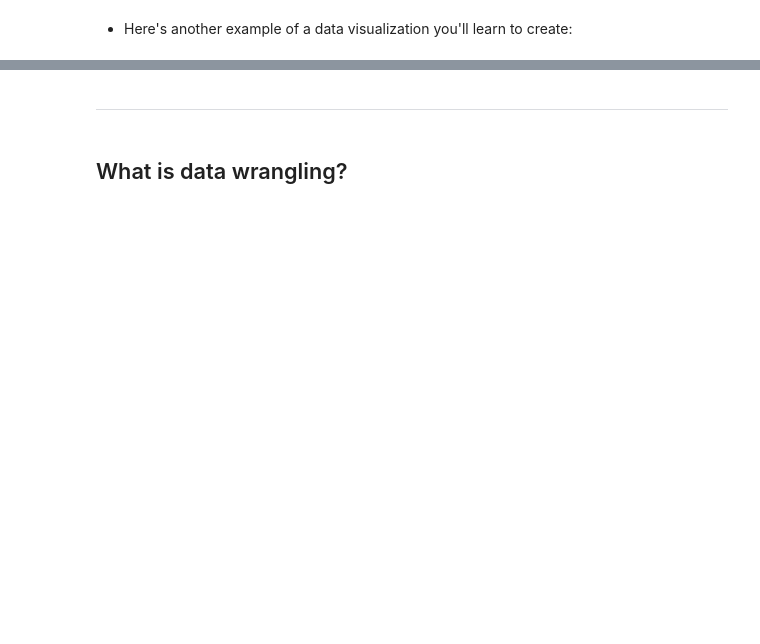
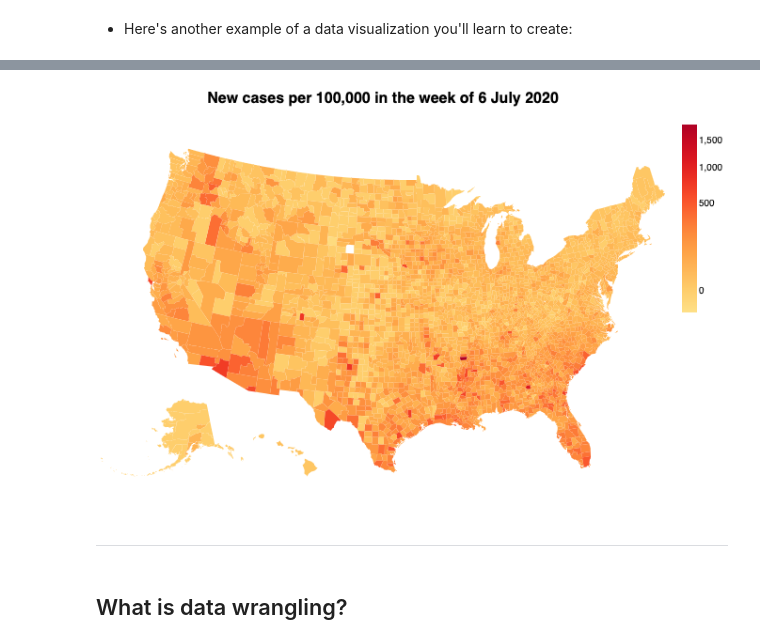
Before and after one commit to usna-dwv/lesson-introduction, a Jupyter notebook: Lesson 00 Course Overview.ipynb, the cells around one changed output, grey strips where cells are left out. Cells and saved outputs as stored; diff of their text form; code cells hidden in the pictures; blank space fills up the shorter version.

```diff
--- a/Lesson 00 Course Overview.ipynb
+++ b/Lesson 00 Course Overview.ipynb
@@ -85,24 +87,29 @@ trend_per_capita = alt.Chart(data_url).mark_line(
 # %%
 import altair as alt
 import vega_datasets as vega
+alt.renderers.enable('jupyterlab')
 
 counties = alt.topo_feature(vega.data.us_10m.url, 'counties')
 data_url = 'data/covid_us_06jul2020.csv'
 
-alt.Chart(counties).mark_geoshape().encode(
-    alt.Color('weekly_cases_per_capita:Q',
-              title=None,
-              scale=alt.Scale(scheme='yelloworangered', type='sqrt')),
+alt.Chart(counties).transform_lookup(
+    lookup='id',
+    from_=alt.LookupData(
+        data_url, 'county_fips',
+        ['state', 'county', 'weekly_cases_per_capita']
+    )
+).mark_geoshape().encode(
+    alt.Color(
+        'weekly_cases_per_capita:Q',
+        title=None,
+        scale=alt.Scale(scheme='yelloworangered', type='sqrt')
+    ),
     tooltip=[
         alt.Tooltip('state:N', title='State'),
         alt.Tooltip('county:N', title='County'),
         alt.Tooltip('weekly_cases_per_capita:Q',
                     title='New cases per 100,000 in the last week')
     ]
-).transform_lookup(
-    lookup='id',
-    from_=alt.LookupData(data_url, 'county_fips',
-                         ['state', 'county', 'weekly_cases_per_capita'])
 ).project(
     type='albersUsa'
 ).properties(
@@ -121,3 +127,4 @@ alt.Chart(counties).mark_geoshape().encode(
+[figure, added]
 # %% [markdown]
 <hr style="border-top: 2px solid gray; margin-top: 1px; margin-bottom: 1px"></hr>
 # %% [markdown]
```
Also changed, not shown: parts of 7 cells of this notebook.
